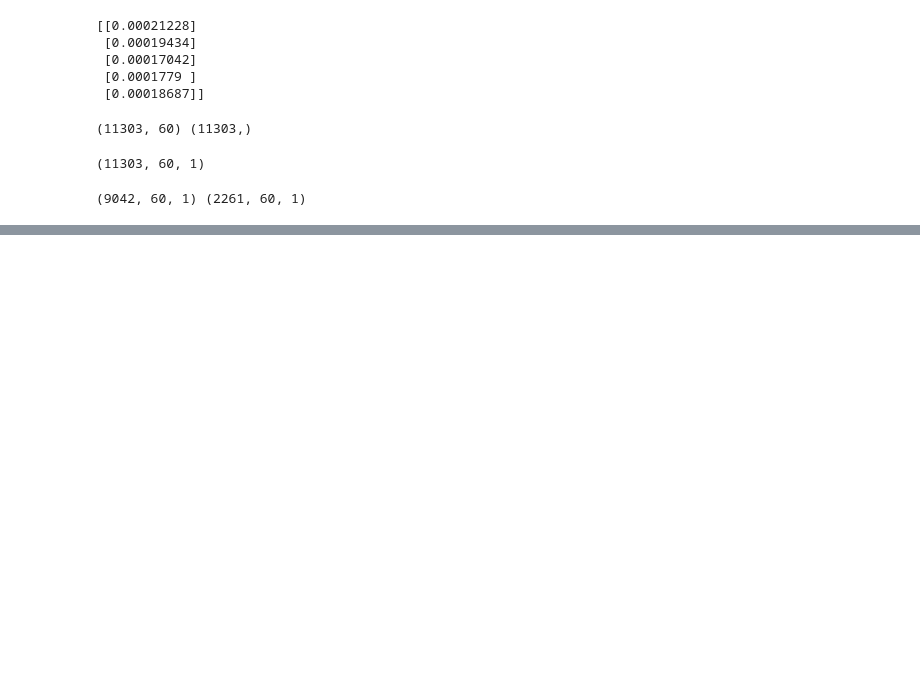
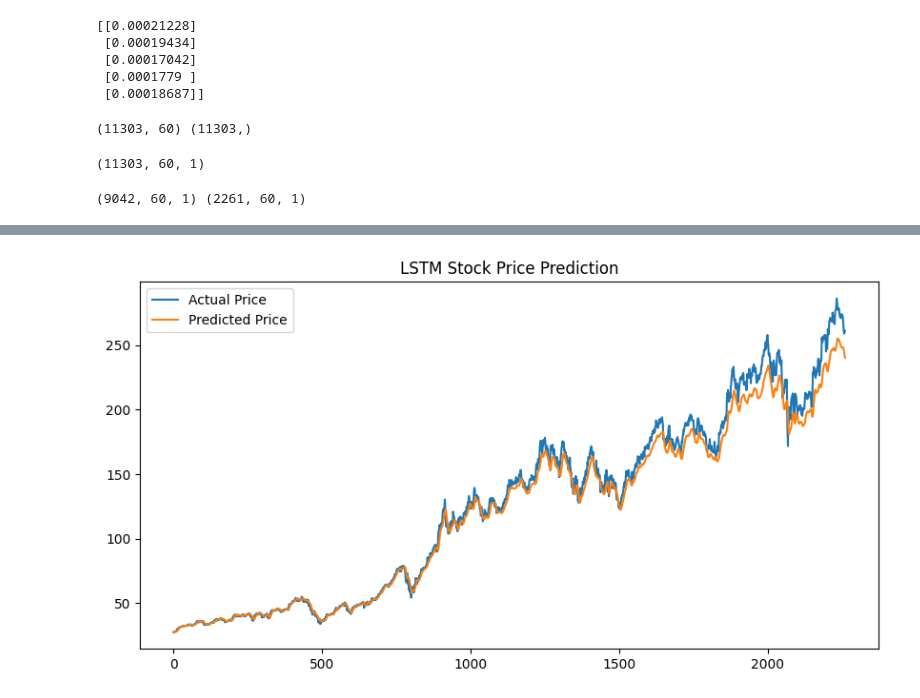
Before and after one commit to Muskan-kaur133/stock-price-prediction, a Jupyter notebook: notebooks/stock_price.ipynb, the cells around one changed output, grey strips where cells are left out. Saved outputs shown, nothing was run; the diff lists cells and outputs as text; code cells hidden in the pictures; blank space fills up the shorter version.

Commit message:
Added LSTM model for stock price prediction

```diff
--- a/notebooks/stock_price.ipynb
+++ b/notebooks/stock_price.ipynb
@@ -128,0 +129,15 @@ print(X_train.shape, X_test.shape)
+# %%
+model = Sequential()
+
+model.add(LSTM(units=50, return_sequences=True, input_shape=(X_train.shape[1], 1)))
+model.add(LSTM(units=50))
+model.add(Dense(1))
+
+model.compile(optimizer='adam', loss='mean_squared_error')
+# %%
+history = model.fit(
+    X_train, y_train,
+    epochs=10,
+    batch_size=32,
+    validation_data=(X_test, y_test)
+)
@@ -128,0 +165,3 @@ print(X_train.shape, X_test.shape)
+# %%
+predictions = model.predict(X_test)
+predictions
@@ -128,0 +177,12 @@ print(X_train.shape, X_test.shape)
+# %%
+predictions = scaler.inverse_transform(predictions.reshape(-1, 1))
+y_test_actual = scaler.inverse_transform(y_test.reshape(-1, 1))
+# %%
+plt.figure(figsize=(10,5))
+plt.plot(y_test_actual, label="Actual Price")
+plt.plot(predictions, label="Predicted Price")
+plt.legend()
+plt.title("LSTM Stock Price Prediction")
+plt.show()
+# %% [output]
+[figure, added]
```
Also changed, not shown: parts of 5 cells of this notebook, 1 other file.
